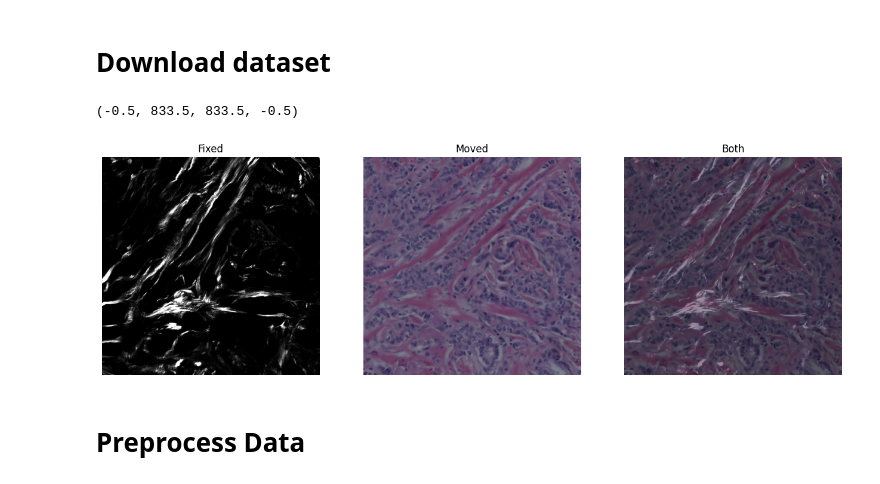
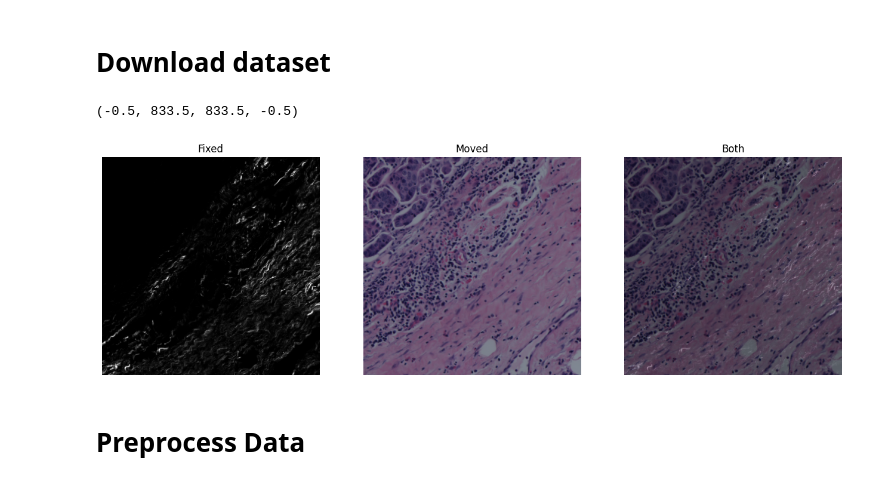
Before and after one commit to tdiepenb/MedicalImageRegistration, a Jupyter notebook: VoxelMorph/COMULISSHGBF_VXM.ipynb, the cells around one changed output. Saved outputs shown, nothing was run; the diff lists cells and outputs as text; code cells hidden in the pictures.

```diff
--- a/VoxelMorph/COMULISSHGBF_VXM.ipynb
+++ b/VoxelMorph/COMULISSHGBF_VXM.ipynb
@@ -84,21 +101,21 @@ dataFolder = './COMULISSHGBF'
 data_fixed_raw, data_moved_raw = load_data(data_json, dataFolder)
 # %%
 # preview data
-img = 6
+img = 31
 
 fig, (ax0, ax1, ax2) = plt.subplots(ncols=3, figsize=(16,8))
 ax0.imshow(data_fixed_raw[img],cmap='gray')
 ax0.set_title("Fixed")
 ax0.axis("off")
 ax1.imshow(data_moved_raw[img])
 ax1.set_title("Moved")
 ax1.axis("off")
 ax2.imshow(data_fixed_raw[img],cmap='gray')
 ax2.imshow(data_moved_raw[img], alpha=0.7)
 ax2.set_title("Both")
 ax2.axis("off")
 # %% [output]
 (-0.5, 833.5, 833.5, -0.5)
-[figure, old version]
+[figure, new version]
 # %% [markdown]
 # Preprocess Data
```
Also changed, not shown: parts of 22 cells of this notebook.
